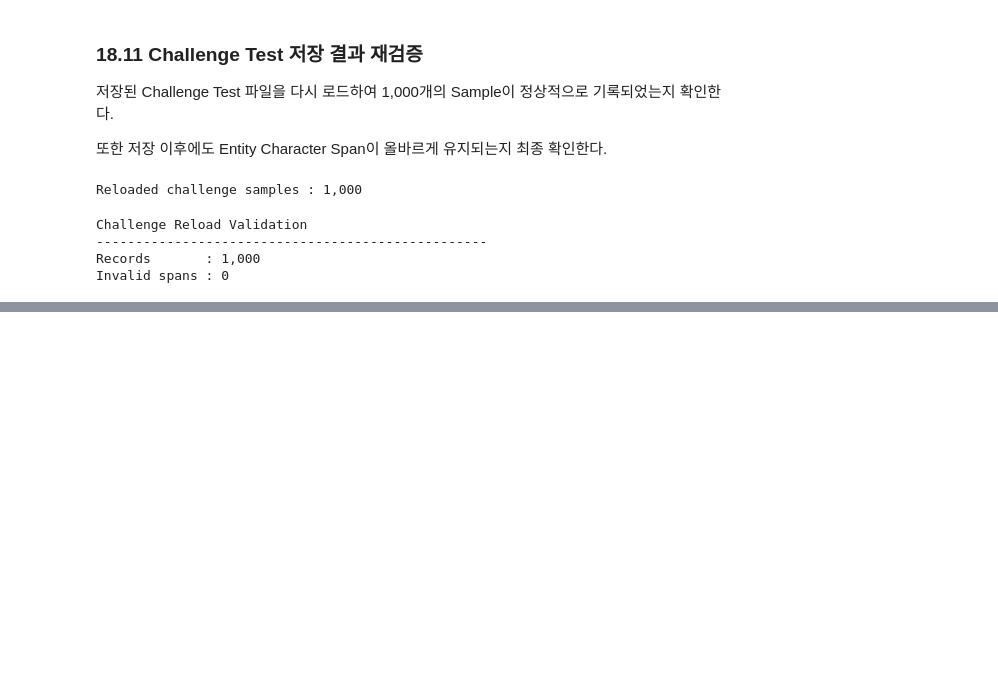
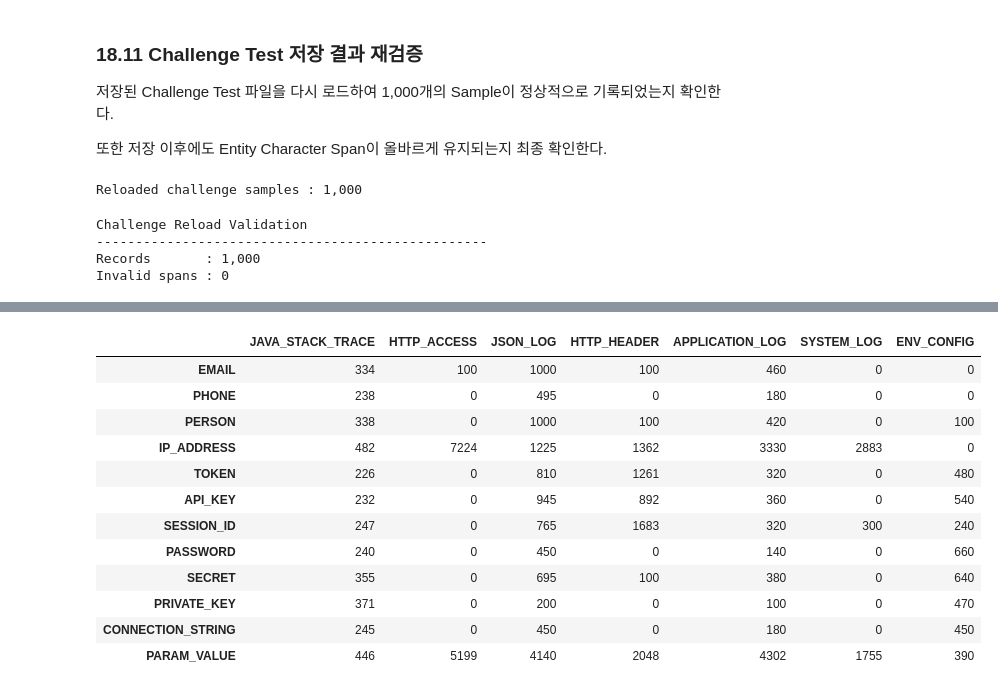
Before and after one commit to mjbaa/sensitive_text_masking, a Jupyter notebook: notebooks/01_data_understanding.ipynb, the cells around one changed output, grey strips where cells are left out. Drawn from its saved outputs; the diff is of its cells as text; code cells hidden in the pictures; blank space fills up the shorter version.

Commit message:
analyze and reduce training shortcuts

```diff
--- a/notebooks/01_data_understanding.ipynb
+++ b/notebooks/01_data_understanding.ipynb
@@ -20034,0 +23062,12 @@ Invalid spans : 0
+# %%
+before_shortcut_metrics = (
+    analyze_shortcut_metrics(
+        train_records
+    )
+)
+
+after_shortcut_metrics = (
+    analyze_shortcut_metrics(
+        augmented_train_records
+    )
+)
@@ -20034,0 +23375,51 @@ Invalid spans : 0
+# %%
+import pandas as pd
+
+
+coverage_data = {
+    label: {
+        log_type: 0
+        for log_type in LOG_TYPES
+    }
+    for label in TARGET_ENTITIES
+}
+
+
+for record in augmented_train_records:
+    log_type = record["log_type"]
+
+    for entity in record["entities"]:
+        label = entity["label"]
+
+        coverage_data[
+            label
+        ][
+            log_type
+        ] += 1
+
+
+coverage_df = pd.DataFrame(
+    coverage_data
+).T
+
+
+coverage_df = coverage_df[
+    LOG_TYPES
+]
+
+
+coverage_df
+# %% [output]
+|  | JAVA_STACK_TRACE | HTTP_ACCESS | JSON_LOG | HTTP_HEADER | APPLICATION_LOG | SYSTEM_LOG | ENV_CONFIG |
+| EMAIL | 334 | 100 | 1000 | 100 | 460 | 0 | 0 |
+| PHONE | 238 | 0 | 495 | 0 | 180 | 0 | 0 |
+| PERSON | 338 | 0 | 1000 | 100 | 420 | 0 | 100 |
+| IP_ADDRESS | 482 | 7224 | 1225 | 1362 | 3330 | 2883 | 0 |
+| TOKEN | 226 | 0 | 810 | 1261 | 320 | 0 | 480 |
+| API_KEY | 232 | 0 | 945 | 892 | 360 | 0 | 540 |
+| SESSION_ID | 247 | 0 | 765 | 1683 | 320 | 300 | 240 |
+| PASSWORD | 240 | 0 | 450 | 0 | 140 | 0 | 660 |
+| SECRET | 355 | 0 | 695 | 100 | 380 | 0 | 640 |
+| PRIVATE_KEY | 371 | 0 | 200 | 0 | 100 | 0 | 470 |
+| CONNECTION_STRING | 245 | 0 | 450 | 0 | 180 | 0 | 450 |
+| PARAM_VALUE | 446 | 5199 | 4140 | 2048 | 4302 | 1755 | 390 |
```
Also changed, not shown: parts of 85 cells of this notebook.
